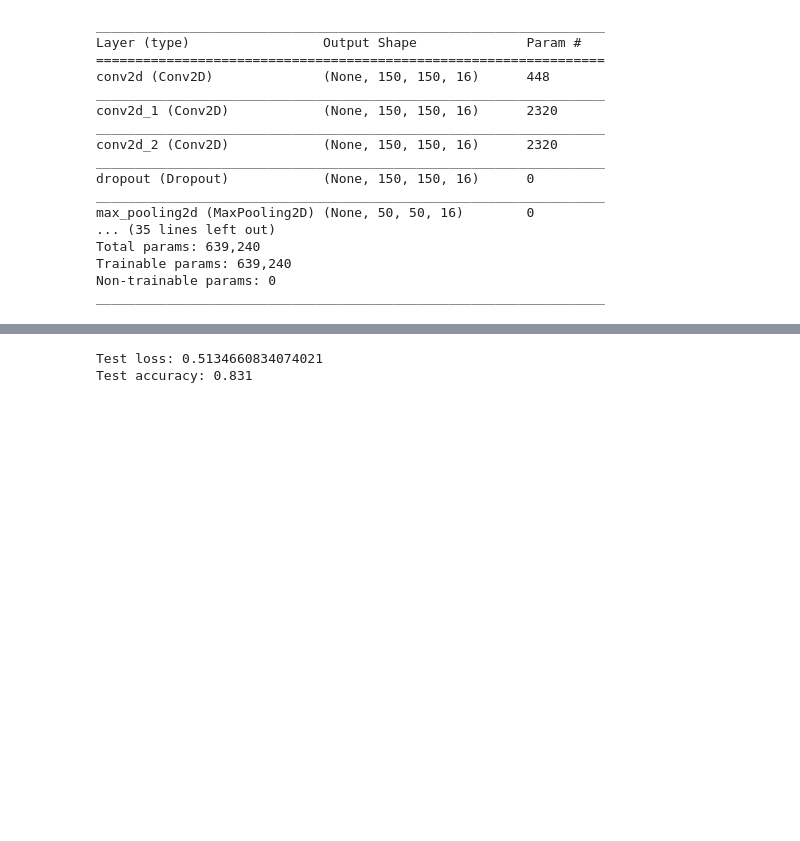
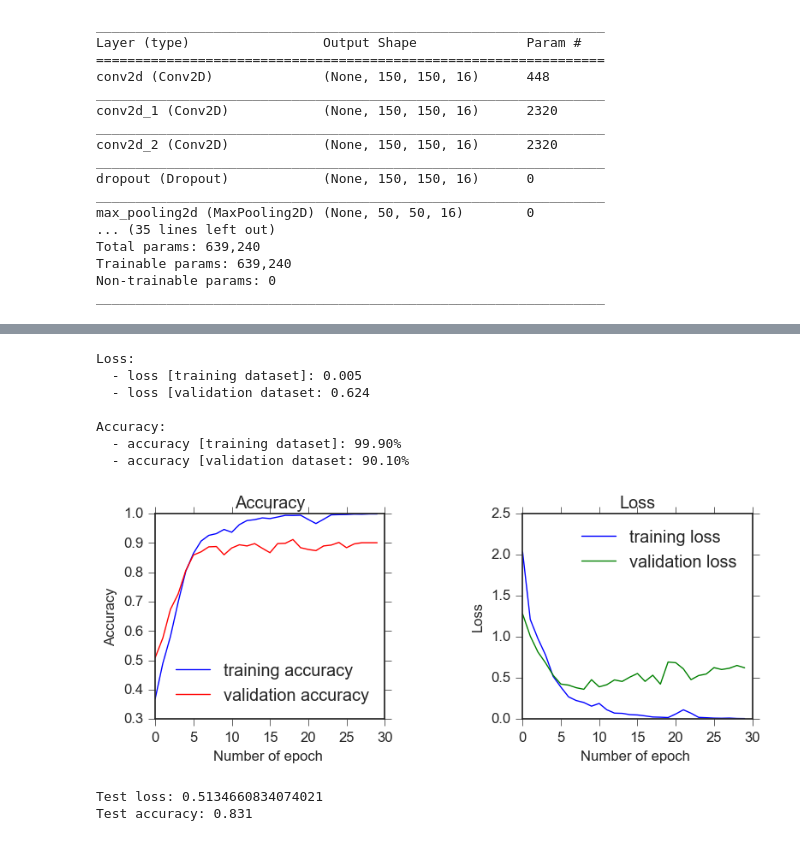
Before and after one commit to tarrade/proj_colorectal_histology, a Jupyter notebook: 02 - Model building and selection.ipynb, the cells around one changed output, grey strips where cells are left out. Drawn from its saved outputs; the diff is of its cells as text; code cells hidden in the pictures; blank space fills up the shorter version.

```diff
--- a/02 - Model building and selection.ipynb
+++ b/02 - Model building and selection.ipynb
@@ -528,0 +551,23 @@ Epoch 00010: val_loss did not improve from 0.51052
+# %%
+%%time
+# set to the original weights for testing other pipelines
+model_vgg16_v4.set_weights(initial_weights)
+
+# define path to save the mnodel
+path_model='./results/model_vgg16_v4.weights.best.hdf5'
+shutil.rmtree(path_model, ignore_errors=True)
+
+checkpointer = ModelCheckpoint(filepath=path_model,
+                               verbose = 1,
+                               save_best_only=True)
+EPOCHS=30
+#BATCH_SIZE=256
+BATCH_SIZE=128
+#BATCH_SIZE=64
+
+history=model_vgg16_v4.fit(x_train,
+                           y_train,
+                           batch_size=BATCH_SIZE,
+                           epochs=EPOCHS,
+                           validation_data=(x_test, y_test),
+                           callbacks=[checkpointer])
@@ -529,3 +592,14 @@ Epoch 00010: val_loss did not improve from 0.51052
+# %%
+plot_acc_loss(history)
+# %% [output]
+Loss:
+  - loss [training dataset]: 0.005
+  - loss [validation dataset: 0.624
+
+Accuracy:
+  - accuracy [training dataset]: 99.90%
+  - accuracy [validation dataset: 90.10%
+[figure, added]
 # %%
 score = model.evaluate(x_test,
                        y_test,
```
Also changed, not shown: parts of 15 cells of this notebook.
